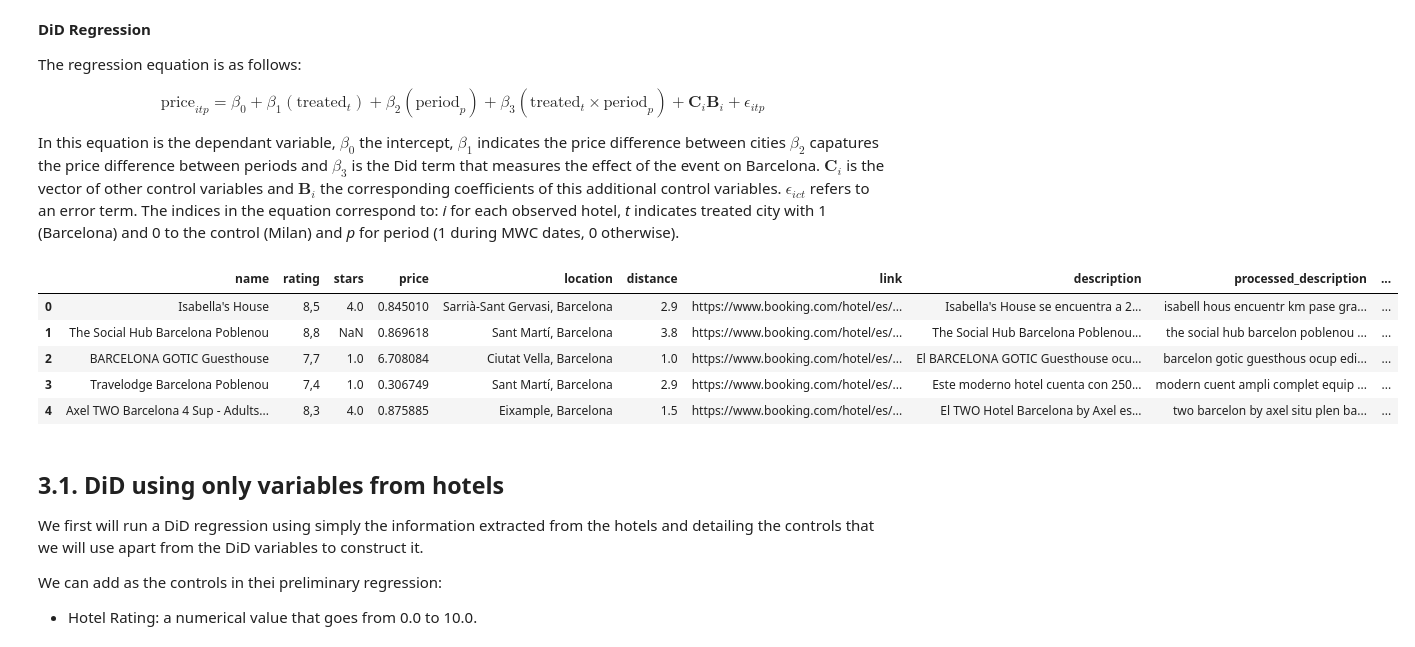
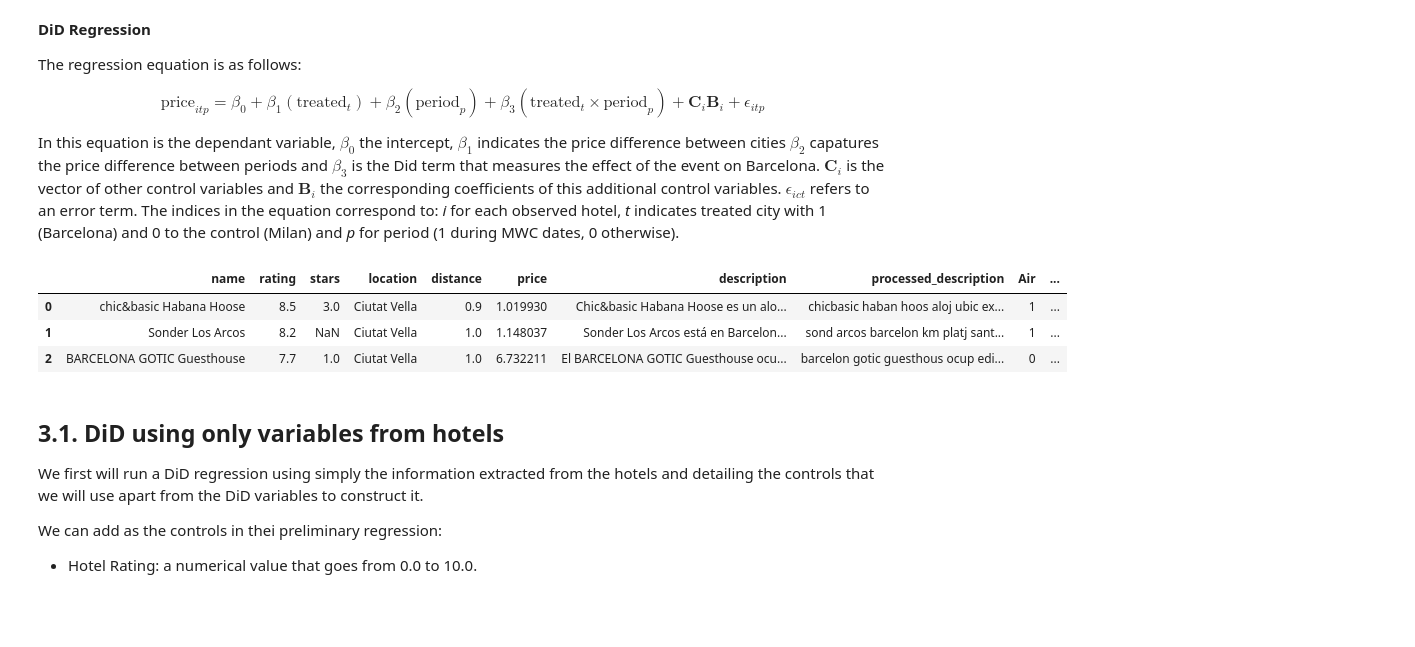
Before and after one commit to Enzo280100/textmining_booking, a Jupyter notebook: booking/ITM_HW1.ipynb, the cells around one changed output. Saved outputs shown, nothing was run; the diff lists cells and outputs as text; code cells hidden in the pictures; blank space fills up the shorter version.

```diff
--- a/booking/ITM_HW1.ipynb
+++ b/booking/ITM_HW1.ipynb
@@ -138,7 +138,7 @@ After extracting all the data about the hotels for our two cities, including the
 df_MWC_BCN = pd.read_csv("Barcelona_MWC.csv", index_col=0)
 df_MWC_Milan = pd.read_csv("Milan_MWC.csv", index_col=0)
 
-df_Control_Barcelona = pd.read_csv("Barcelona_MWC.csv", index_col=0)
-df_Control_Milan = pd.read_csv("Milan_MWC.csv", index_col=0)
+df_Control_Barcelona = pd.read_csv("Barcelona_Control.csv", index_col=0)
+df_Control_Milan = pd.read_csv("Milan_Control.csv", index_col=0)
 
 dfs = [df_MWC_BCN, df_MWC_Milan, df_Control_Barcelona, df_Control_Milan]
@@ -257,16 +266,16 @@ $$
 In this equation is the dependant variable, $\beta_0$ the intercept, $\beta_1$ indicates the price difference between cities $\beta_2$ capatures the price difference between periods and $\beta_3$ is the Did term that measures the effect of the event on Barcelona. $ \mathbf{C}_{i} $ is the vector of other control variables  and $ \mathbf{B}_{i} $ the corresponding coefficients of this additional control variables. $\epsilon_{ict}$ refers to an error term. The indices in the equation correspond to: *i* for each observed hotel, *t* indicates treated city with 1 (Barcelona) and 0 to the control (Milan) and *p* for period (1 during MWC dates, 0 otherwise).
 # %%
 df['price']=np.log(df['price'])
+df["rating"] = df["rating"].str.replace(",", ".").astype(float)
+
 df_clean=df.dropna(subset=['rating','stars'])
 
-df.head()
+df.head(3)
 # %% [output]
-|  | name | rating | stars | price | location | distance | link | description | processed_description | ... |
-| 0 | Isabella's House | 8,5 | 4.0 | 0.845010 | Sarrià-Sant Gervasi, Barcelona | 2.9 | https://www.booking.com/hotel/es/... | Isabella's House se encuentra a 2... | isabell hous encuentr km pase gra... | ... |
-| 1 | The Social Hub Barcelona Poblenou | 8,8 | NaN | 0.869618 | Sant Martí, Barcelona | 3.8 | https://www.booking.com/hotel/es/... | The Social Hub Barcelona Poblenou... | the social hub barcelon poblenou ... | ... |
-| 2 | BARCELONA GOTIC Guesthouse | 7,7 | 1.0 | 6.708084 | Ciutat Vella, Barcelona | 1.0 | https://www.booking.com/hotel/es/... | El BARCELONA GOTIC Guesthouse ocu... | barcelon gotic guesthous ocup edi... | ... |
-| 3 | Travelodge Barcelona Poblenou | 7,4 | 1.0 | 0.306749 | Sant Martí, Barcelona | 2.9 | https://www.booking.com/hotel/es/... | Este moderno hotel cuenta con 250... | modern cuent ampli complet equip ... | ... |
-| 4 | Axel TWO Barcelona 4 Sup - Adults... | 8,3 | 4.0 | 0.875885 | Eixample, Barcelona | 1.5 | https://www.booking.com/hotel/es/... | El TWO Hotel Barcelona by Axel es... | two barcelon by axel situ plen ba... | ... |
+|  | name | rating | stars | location | distance | price | description | processed_description | Air | ... |
+| 0 | chic&basic Habana Hoose | 8.5 | 3.0 | Ciutat Vella | 0.9 | 1.019930 | Chic&basic Habana Hoose es un alo... | chicbasic haban hoos aloj ubic ex... | 1 | ... |
+| 1 | Sonder Los Arcos | 8.2 | NaN | Ciutat Vella | 1.0 | 1.148037 | Sonder Los Arcos está en Barcelon... | sond arcos barcelon km platj sant... | 1 | ... |
+| 2 | BARCELONA GOTIC Guesthouse | 7.7 | 1.0 | Ciutat Vella | 1.0 | 6.732211 | El BARCELONA GOTIC Guesthouse ocu... | barcelon gotic guesthous ocup edi... | 0 | ... |
 # %% [markdown]
 ## **3.1. DiD using only variables from hotels**
 
```
Also changed, not shown: parts of 14 cells of this notebook.
